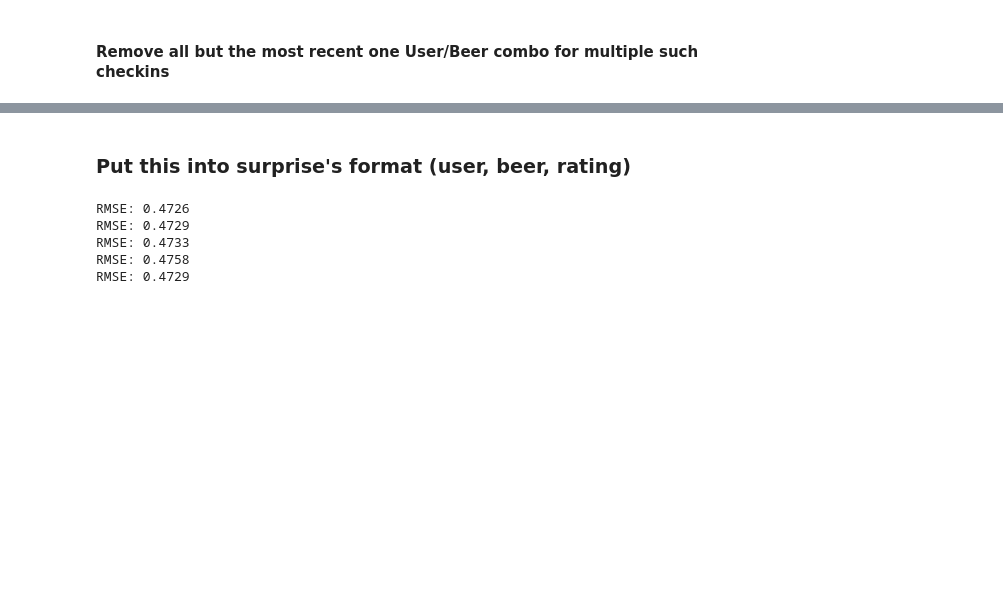
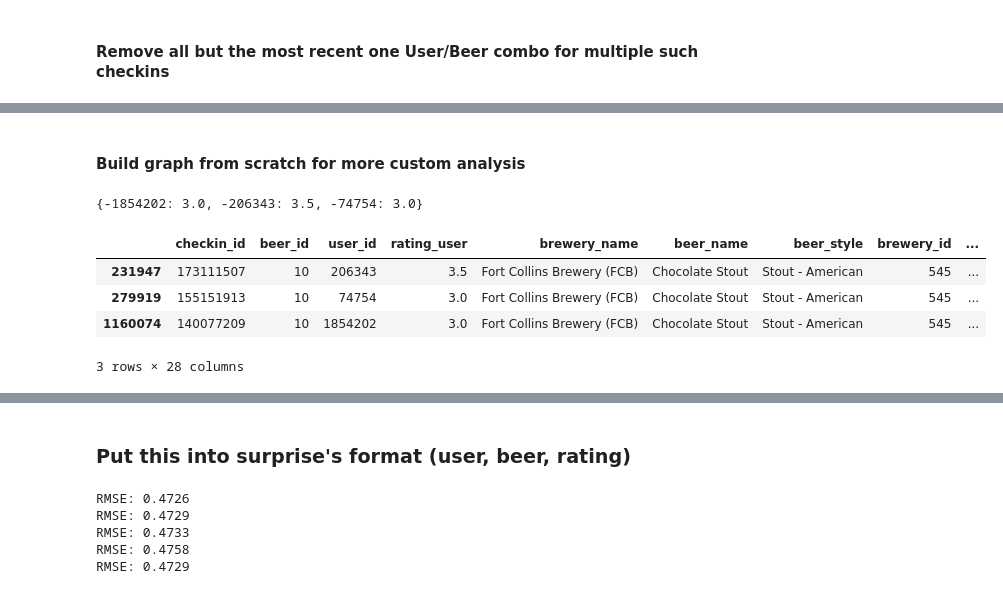
Before and after one commit to ebhtra/springboard, a Jupyter notebook: capstone_1/Results.ipynb, the cells around one changed output, grey strips where cells are left out. Cells and saved outputs as stored; diff of their text form; code cells hidden in the pictures; blank space fills up the shorter version.

```diff
--- a/capstone_1/Results.ipynb
+++ b/capstone_1/Results.ipynb
@@ -18,0 +35,4 @@ df.shape  # remaining from 1.42M prev
+# %%
+# switch sign of user ID's so networkx doesn't confuse them with beer ID's
+df['neg_user_id'] = -df.user_id
+G = nx.from_pandas_dataframe(df, 'neg_user_id', 'beer_id', edge_attr='rating_user')
@@ -18,0 +55,2 @@ df.shape  # remaining from 1.42M prev
+# %% [markdown]
+#### Build graph from scratch for more custom analysis
@@ -18,0 +67,12 @@ df.shape  # remaining from 1.42M prev
+# %%
+bdict[10]
+# %% [output]
+{-1854202: 3.0, -206343: 3.5, -74754: 3.0}
+# %%
+df[df.beer_id==10]
+# %% [output]
+|  | checkin_id | beer_id | user_id | rating_user | brewery_name | beer_name | beer_style | brewery_id | ... |
+| 231947 | 173111507 | 10 | 206343 | 3.5 | Fort Collins Brewery (FCB) | Chocolate Stout | Stout - American | 545 | ... |
+| 279919 | 155151913 | 10 | 74754 | 3.0 | Fort Collins Brewery (FCB) | Chocolate Stout | Stout - American | 545 | ... |
+| 1160074 | 140077209 | 10 | 1854202 | 3.0 | Fort Collins Brewery (FCB) | Chocolate Stout | Stout - American | 545 | ... |
+3 rows × 28 columns
```
Also changed, not shown: parts of 48 cells of this notebook.
